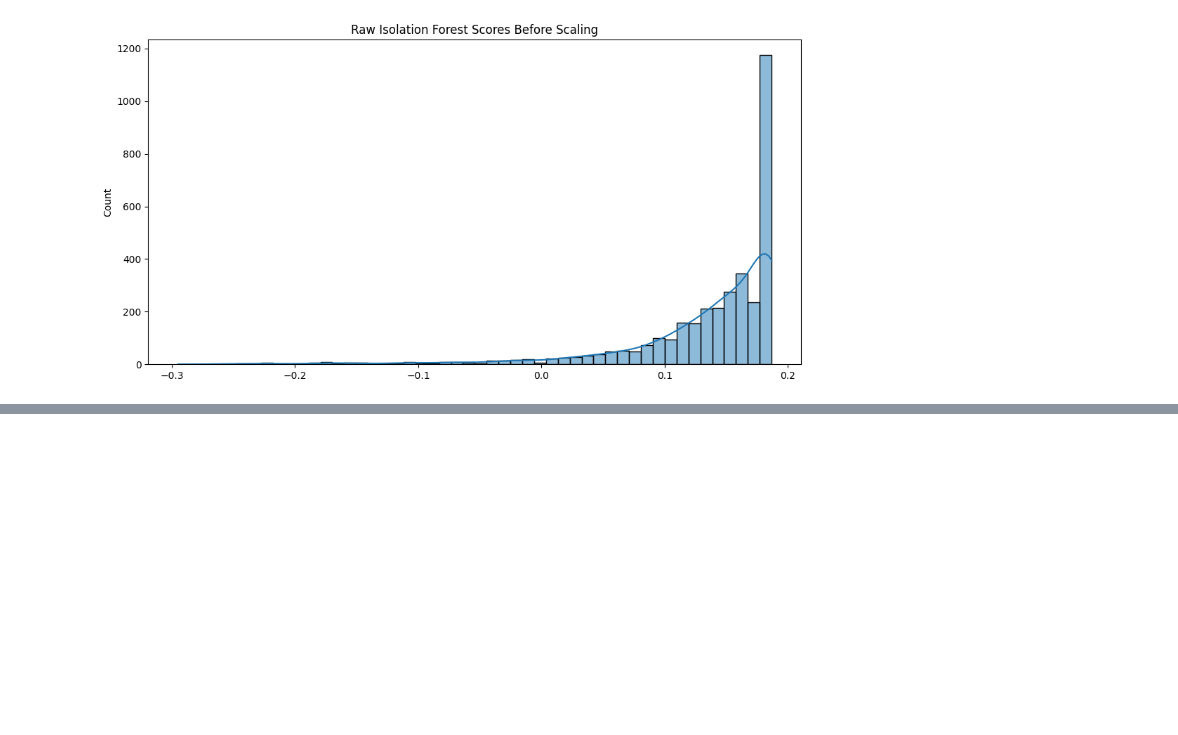
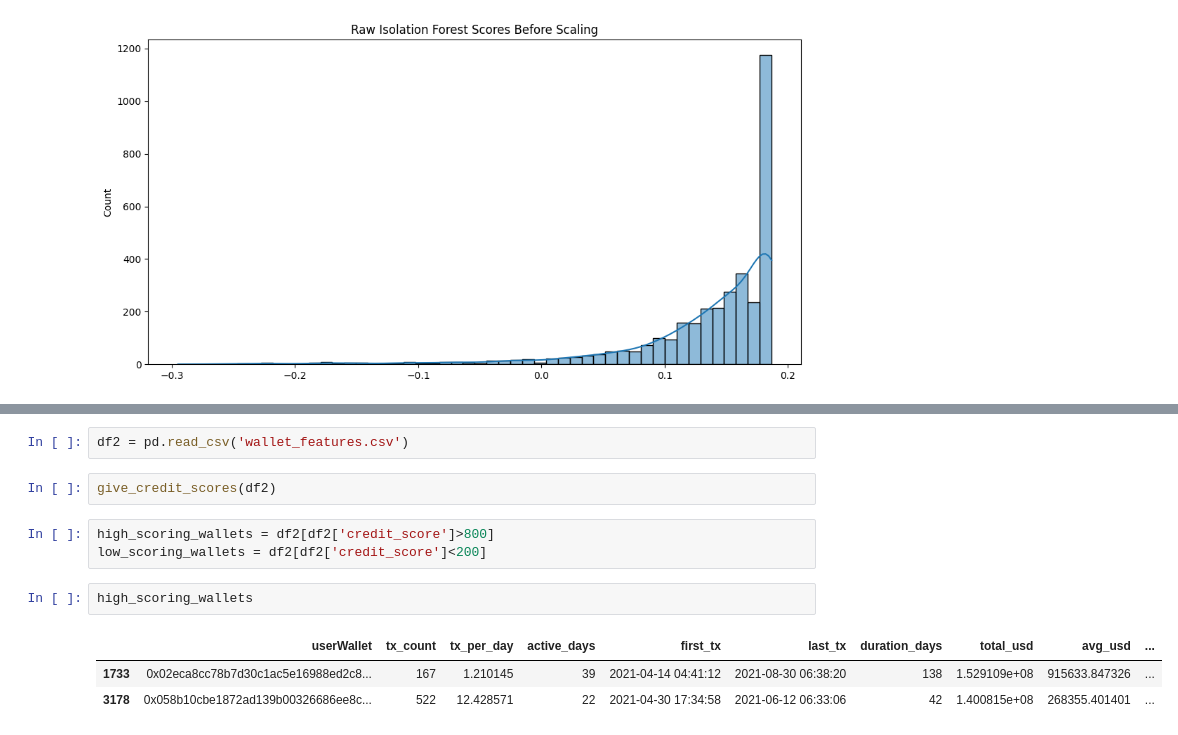
Before and after one commit to Atharv-web/Credit-Scorer, a Jupyter notebook: tryout.ipynb, the cells around one changed output, grey strips where cells are left out. Drawn from its saved outputs; the diff is of its cells as text; blank space fills up the shorter version.

```diff
--- a/tryout.ipynb
+++ b/tryout.ipynb
@@ -374,0 +557,13 @@ plt.show()
+# %%
+df2 = pd.read_csv('wallet_features.csv')
+# %%
+give_credit_scores(df2)
+# %%
+high_scoring_wallets = df2[df2['credit_score']>800]
+low_scoring_wallets = df2[df2['credit_score']<200]
+# %%
+high_scoring_wallets
+# %% [output]
+|  | userWallet | tx_count | tx_per_day | active_days | first_tx | last_tx | duration_days | total_usd | avg_usd | ... |
+| 1733 | 0x02eca8cc78b7d30c1ac5e16988ed2c8... | 167 | 1.210145 | 39 | 2021-04-14 04:41:12 | 2021-08-30 06:38:20 | 138 | 1.529109e+08 | 915633.847326 | ... |
+| 3178 | 0x058b10cbe1872ad139b00326686ee8c... | 522 | 12.428571 | 22 | 2021-04-30 17:34:58 | 2021-06-12 06:33:06 | 42 | 1.400815e+08 | 268355.401401 | ... |
```
Also changed, not shown: parts of 24 cells of this notebook.
